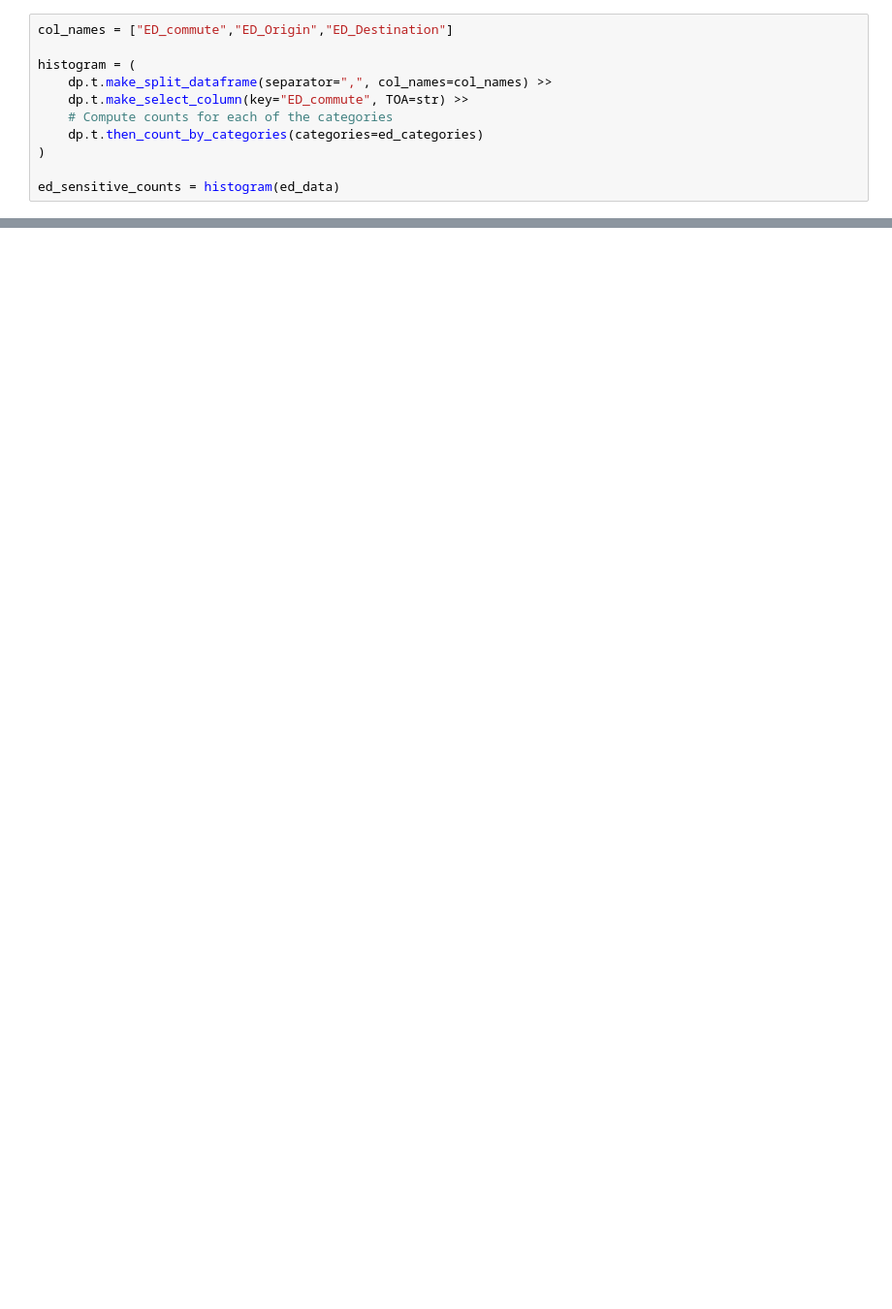
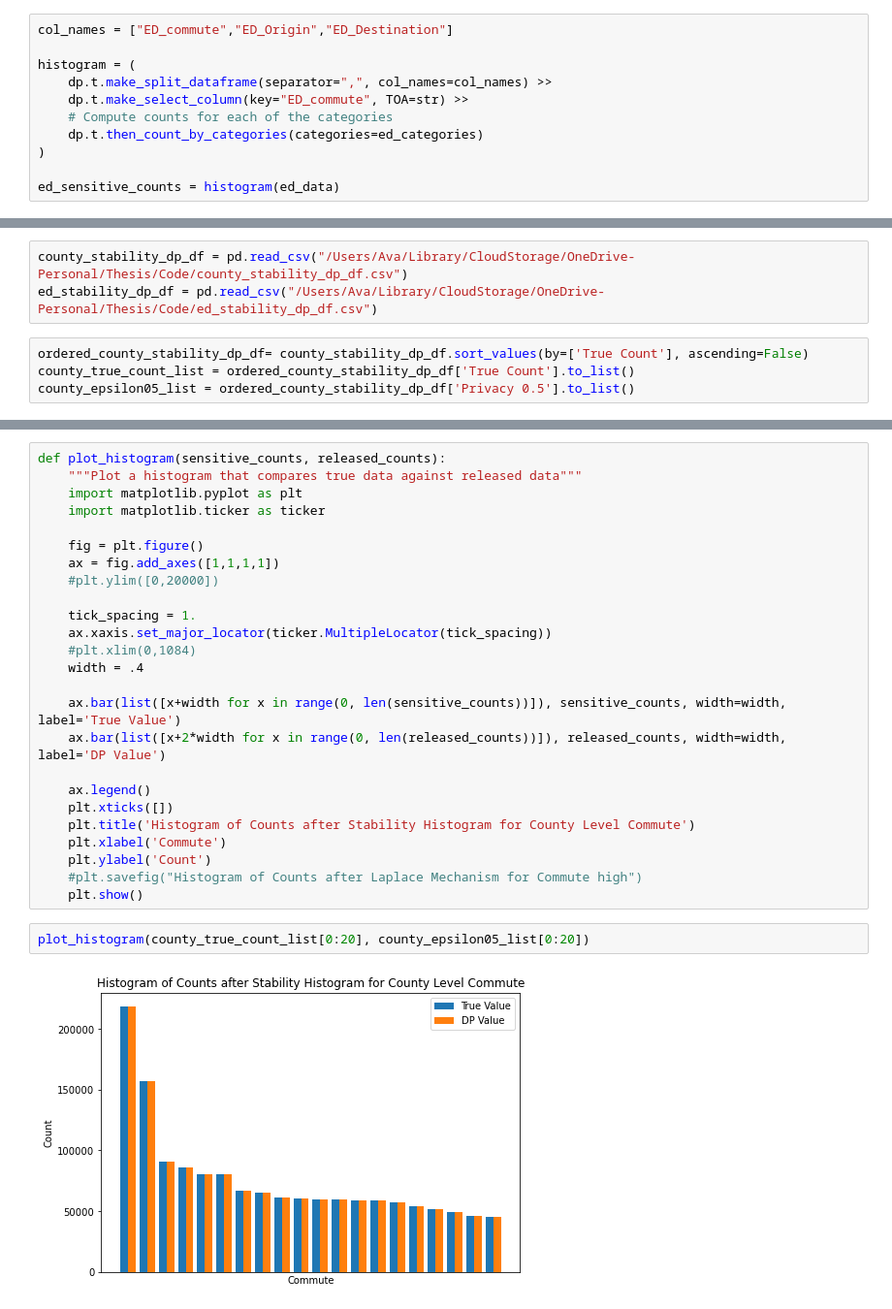
Before and after one commit to avalouisefinnegan/Thesis_DP, a Jupyter notebook: central_dp_stability_histogram.ipynb, the cells around one changed output, grey strips where cells are left out. Shown at 97% size. Drawn from its saved outputs; the diff is of its cells as text; blank space fills up the shorter version.

```diff
--- a/central_dp_stability_histogram.ipynb
+++ b/central_dp_stability_histogram.ipynb
@@ -520,0 +514,7 @@ plot_histogram(sensitive_counts[0:50], as_array(released_counts)[0:50])
+# %%
+county_stability_dp_df = pd.read_csv("/Users/Ava/Library/CloudStorage/OneDrive-Personal/Thesis/Code/county_stability_dp_df.csv")
+ed_stability_dp_df = pd.read_csv("/Users/Ava/Library/CloudStorage/OneDrive-Personal/Thesis/Code/ed_stability_dp_df.csv")
+# %%
+ordered_county_stability_dp_df= county_stability_dp_df.sort_values(by=['True Count'], ascending=False)
+county_true_count_list = ordered_county_stability_dp_df['True Count'].to_list()
+county_epsilon05_list = ordered_county_stability_dp_df['Privacy 0.5'].to_list()
@@ -520,0 +537,29 @@ plot_histogram(sensitive_counts[0:50], as_array(released_counts)[0:50])
+# %%
+def plot_histogram(sensitive_counts, released_counts):
+    """Plot a histogram that compares true data against released data"""
+    import matplotlib.pyplot as plt
+    import matplotlib.ticker as ticker
+
+    fig = plt.figure()
+    ax = fig.add_axes([1,1,1,1])
+    #plt.ylim([0,20000])
+
+    tick_spacing = 1.
+    ax.xaxis.set_major_locator(ticker.MultipleLocator(tick_spacing))
+    #plt.xlim(0,1084)
+    width = .4
+
+    ax.bar(list([x+width for x in range(0, len(sensitive_counts))]), sensitive_counts, width=width, label='True Value')
+    ax.bar(list([x+2*width for x in range(0, len(released_counts))]), released_counts, width=width, label='DP Value')
+
+    ax.legend()
+    plt.xticks([])
+    plt.title('Histogram of Counts after Stability Histogram for County Level Commute')
+    plt.xlabel('Commute')
+    plt.ylabel('Count')
+    #plt.savefig("Histogram of Counts after Laplace Mechanism for Commute high")
+    plt.show()
+# %%
+plot_histogram(county_true_count_list[0:20], county_epsilon05_list[0:20])
+# %% [output]
+[figure, added]
```
Also changed, not shown: parts of 70 cells of this notebook, 1 other file.
